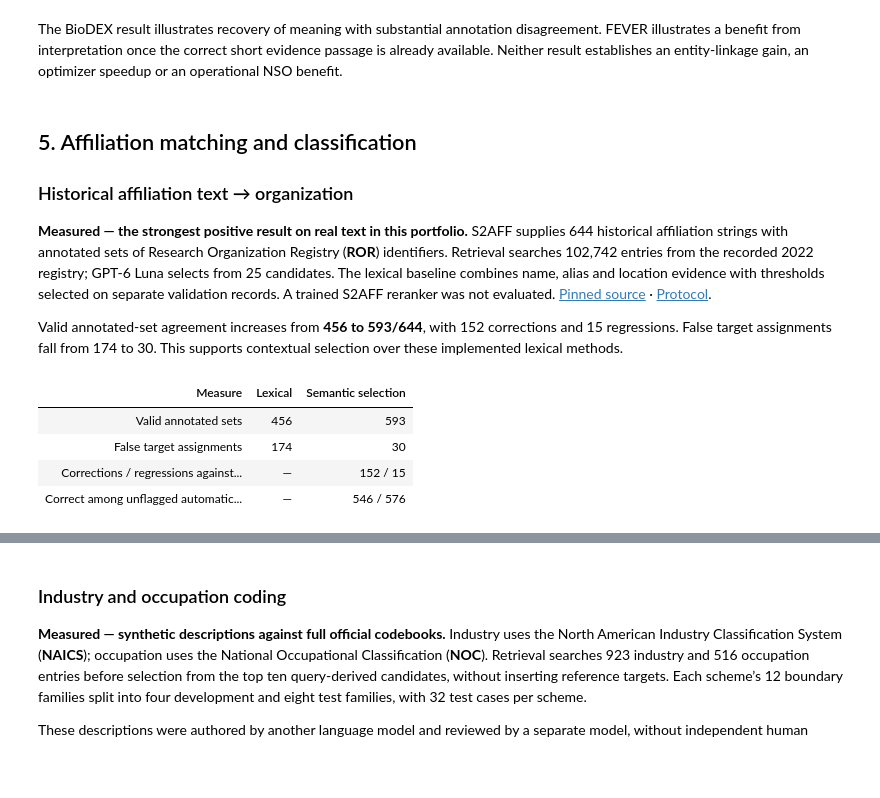
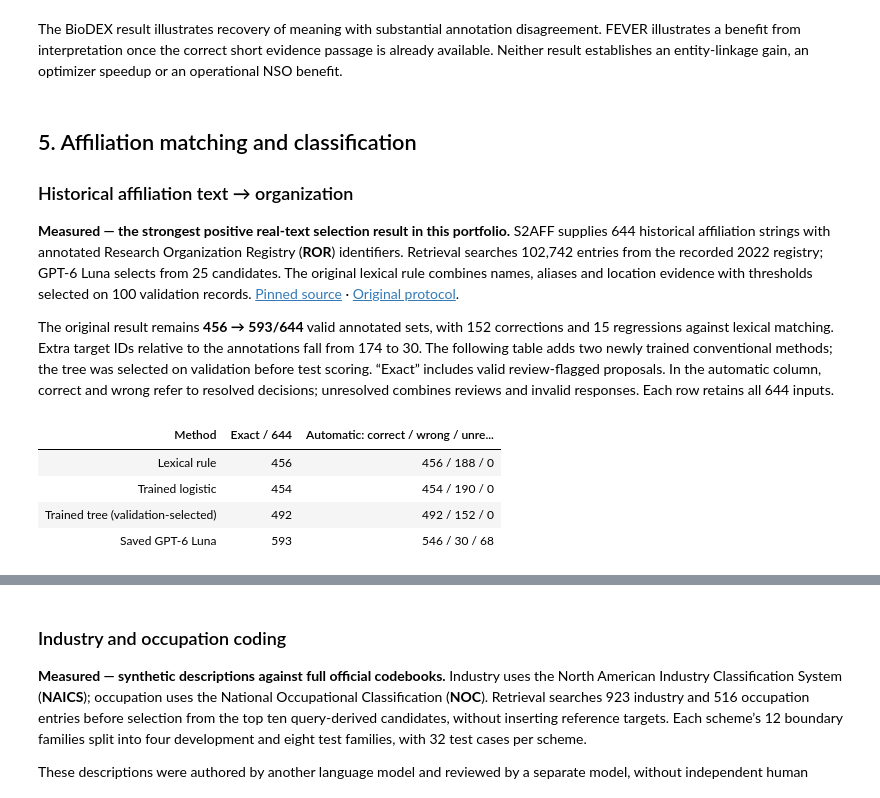
Before and after one commit to hananather/LLM-notes, a Jupyter notebook: LLM_basics/record-linkage-with-semantic-operators.ipynb, the cells around one changed output, grey strips where cells are left out. Cells and saved outputs as stored; diff of their text form; code cells hidden in the pictures; blank space fills up the shorter version.

Commit message:
Add trained affiliation comparison to unified report

```diff
--- a/LLM_basics/record-linkage-with-semantic-operators.ipynb
+++ b/LLM_basics/record-linkage-with-semantic-operators.ipynb
@@ -810,20 +810,34 @@ with capture_output():
 
 ### Historical affiliation text → organization
 
-**Measured — the strongest positive result on real text in this portfolio.** S2AFF supplies 644 historical affiliation strings with annotated sets of Research Organization Registry (**ROR**) identifiers. Retrieval searches 102,742 entries from the recorded 2022 registry; GPT-6 Luna selects from 25 candidates. The lexical baseline combines name, alias and location evidence with thresholds selected on separate validation records. A trained S2AFF reranker was not evaluated. [Pinned source](https://github.com/allenai/S2AFF/tree/ac8d6b58f42b253821c26fff8b013913317c5c72) · [Protocol](nso-semantic-workflows/protocol-linkage.md).
+**Measured — the strongest positive real-text selection result in this portfolio.** S2AFF supplies 644 historical affiliation strings with annotated Research Organization Registry (**ROR**) identifiers. Retrieval searches 102,742 entries from the recorded 2022 registry; GPT-6 Luna selects from 25 candidates. The original lexical rule combines names, aliases and location evidence with thresholds selected on 100 validation records. [Pinned source](https://github.com/allenai/S2AFF/tree/ac8d6b58f42b253821c26fff8b013913317c5c72) · [Original protocol](nso-semantic-workflows/protocol-linkage.md).
 
-Valid annotated-set agreement increases from **456 to 593/644**, with 152 corrections and 15 regressions. False target assignments fall from 174 to 30. This supports contextual selection over these implemented lexical methods.
+The original result remains **456 → 593/644** valid annotated sets, with 152 corrections and 15 regressions against lexical matching. Extra target IDs relative to the annotations fall from 174 to 30. The following table adds two newly trained conventional methods; the tree was selected on validation before test scoring. “Exact” includes valid review-flagged proposals. In the automatic column, correct and wrong refer to resolved decisions; unresolved combines reviews and invalid responses. Each row retains all 644 inputs.
 # %%
-l = report['linkage']['test']
-table([
-    {'Measure': 'Valid annotated sets', 'Lexical': l['baseline_correct'], 'Semantic selection': l['model_correct']},
-    {'Measure': 'False target assignments', 'Lexical': l['baseline_false_target_assignments'], 'Semantic selection': l['false_target_assignments']},
-    {'Measure': 'Corrections / regressions against lexical', 'Lexical': '—', 'Semantic selection': f"{l['corrected']} / {l['regressed']}"},
-    {'Measure': 'Correct among unflagged automatic outputs', 'Lexical': '—', 'Semantic selection': f"{l['automatic_correct']} / {l['automatic_count']}"},
-])
+VALUE = ROOT / 'affiliation-value'
+VALUE_HASHES = {'results/evaluation.json': '4ec843719eb3eefd9e6dfcadae614ca4570e606c04455e2e03a9a1a638421194', 'results/validation-selection.json': 'f6cb750bee8cf44576eea8f49fef8c0d6e354a55294a040fa94a0a8981c4f45a', 'results/test-predictions.json': 'cef3bd2442b61ef6036dc22fb98ccd7b81c1e9098fb6c4848675d7845f1fddae'}
+def saved_value(name):
+    raw = (VALUE / name).read_bytes()
+    assert hashlib.sha256(raw).hexdigest() == VALUE_HASHES[name], name
+    return json.loads(raw)
+value = saved_value('results/evaluation.json')
+value_selection = saved_value('results/validation-selection.json')
+value_predictions = saved_value('results/test-predictions.json')
+assert value['primary_model'] == value_selection['primary_model'] == 'hist_gradient_boosting'
+value_labels = [('Lexical rule', 'lexical'), ('Trained logistic', 'logistic'),
+                ('Trained tree (validation-selected)', 'hist_gradient_boosting'), ('Saved GPT-6 Luna', 'saved_llm')]
+value_rows=[]
+for label, key in value_labels:
+    v=value['scores'][key]['all']
+    raw=v['valid_set']; automatic=v['automatic_conditional']
+    correct=automatic['exact_sets']; wrong=automatic['rows']-correct
+    unresolved=raw['review_rows']+raw['invalid_rows']
+    value_rows.append({'Method':label, 'Exact / 644':raw['exact_sets'],
+        'Automatic: correct / wrong / unresolved':f"{correct} / {wrong} / {unresolved}"})
+table(value_rows)
 # %% [output]
-| Measure | Lexical | Semantic selection |
-| Valid annotated sets | 456 | 593 |
-| False target assignments | 174 | 30 |
-| Corrections / regressions against... | — | 152 / 15 |
-| Correct among unflagged automatic... | — | 546 / 576 |
+| Method | Exact / 644 | Automatic: correct / wrong / unre... |
+| Lexical rule | 456 | 456 / 188 / 0 |
+| Trained logistic | 454 | 454 / 190 / 0 |
+| Trained tree (validation-selected) | 492 | 492 / 152 / 0 |
+| Saved GPT-6 Luna | 593 | 546 / 30 / 68 |
```
Also changed, not shown: parts of 7 cells of this notebook, 18 other files.
